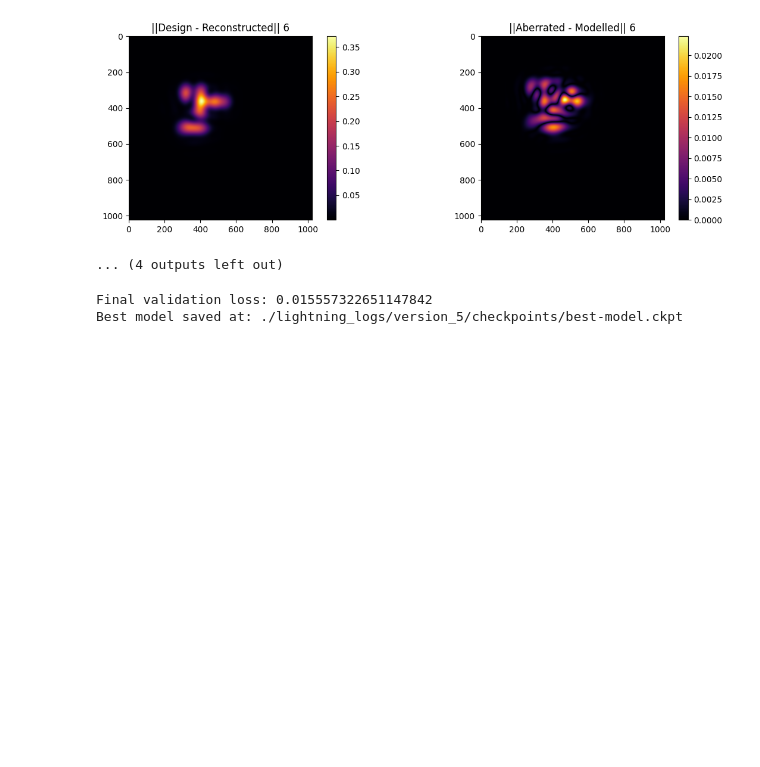
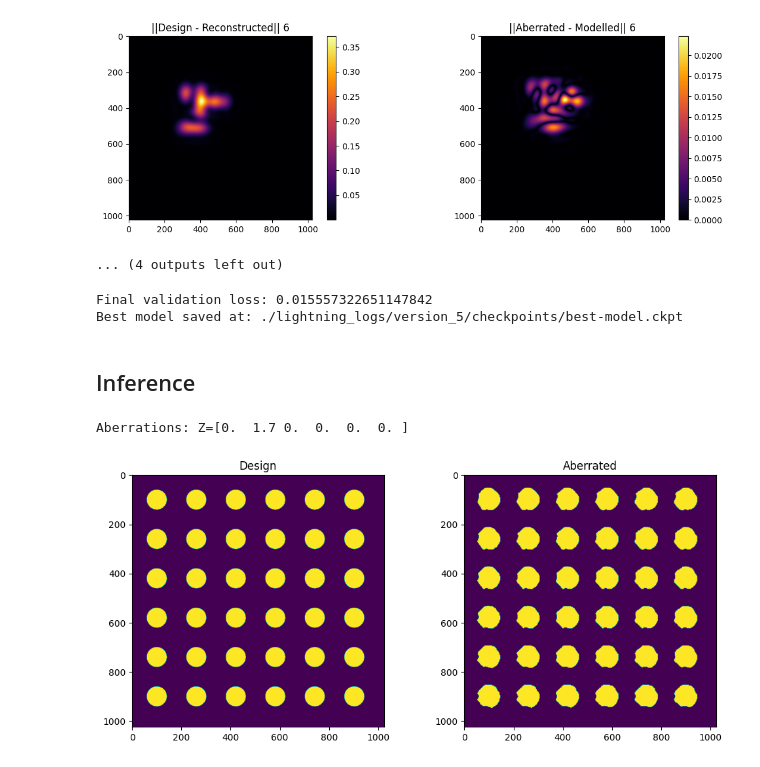
Before and after one commit to kakurinvv/Lithography-with-aberrations, a Jupyter notebook: neural-ilt/lithosim/ilt_dual_model_small 1024.ipynb, the cells around one changed output. Drawn from its saved outputs; the diff is of its cells as text; code cells hidden in the pictures; blank space fills up the shorter version.

Commit message:
Модель для 15 полиномов - обучена с аберрациями амплитудой до 6 - сошлась, работает неплохо - нарисовал grid_mask - сделал ноутбук для inference

```diff
--- a/neural-ilt/lithosim/ilt_dual_model_small 1024.ipynb
+++ b/neural-ilt/lithosim/ilt_dual_model_small 1024.ipynb
@@ -290,3 +292,5 @@ torch.save(model.state_dict(), 'final_dual_model MobileNetV3 1024.pt')
 # %% [output]
 Final validation loss: 0.015557322651147842
 Best model saved at: ./lightning_logs/version_5/checkpoints/best-model.ckpt
+# %% [markdown]
+## Inference
@@ -292,0 +355,15 @@ Best model saved at: ./lightning_logs/version_5/checkpoints/best-model.ckpt
+# %%
+a = dataset(0)
+
+fig = plt.figure(figsize=(12,5))
+ax = plt.subplot(1,2,1)
+plt.imshow(dataset.intensity_tensor_to_image(a[0][0]))
+ax.set_title("Design")
+ax = plt.subplot(1,2,2)
+plt.imshow(dataset.intensity_tensor_to_image(a[0][1]))
+ax.set_title("Aberrated")
+print(f"Aberrations: Z={a[1].cpu().numpy()}")
+plt.show()
+# %% [output]
+Aberrations: Z=[0.  1.7 0.  0.  0.  0. ]
+[figure, added]
```
Also changed, not shown: parts of 6 cells of this notebook, 22 other files.
